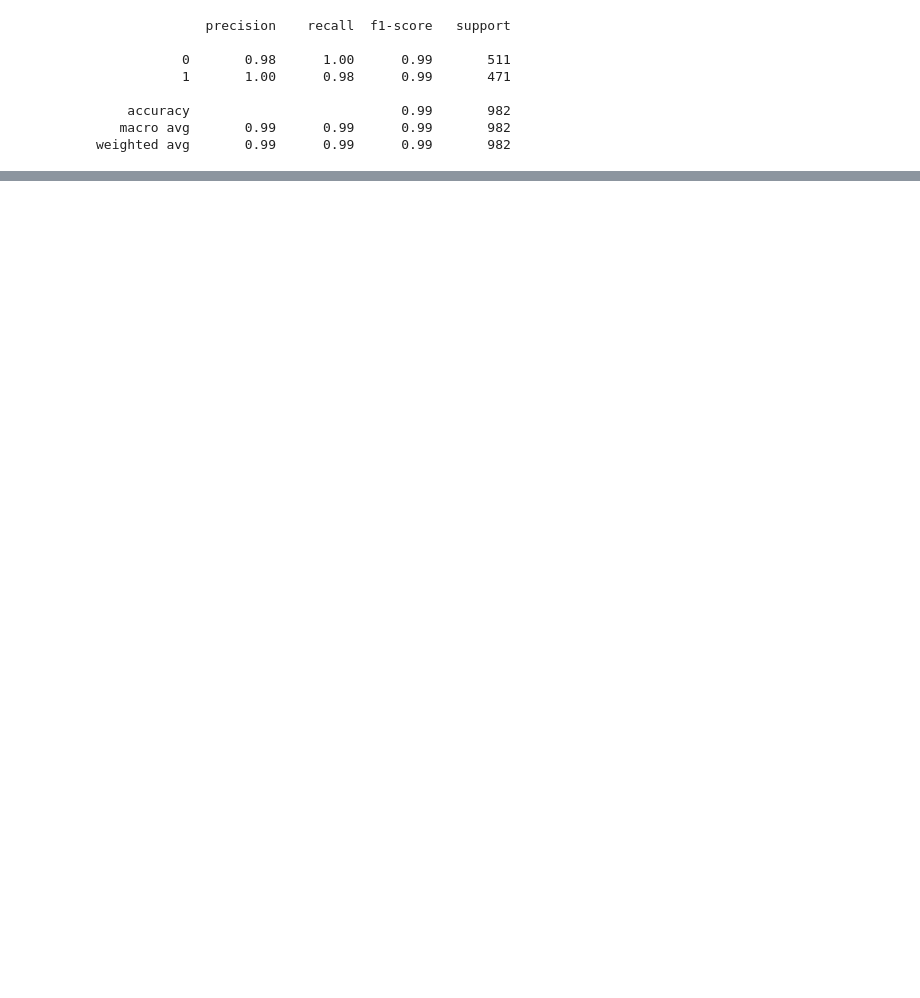
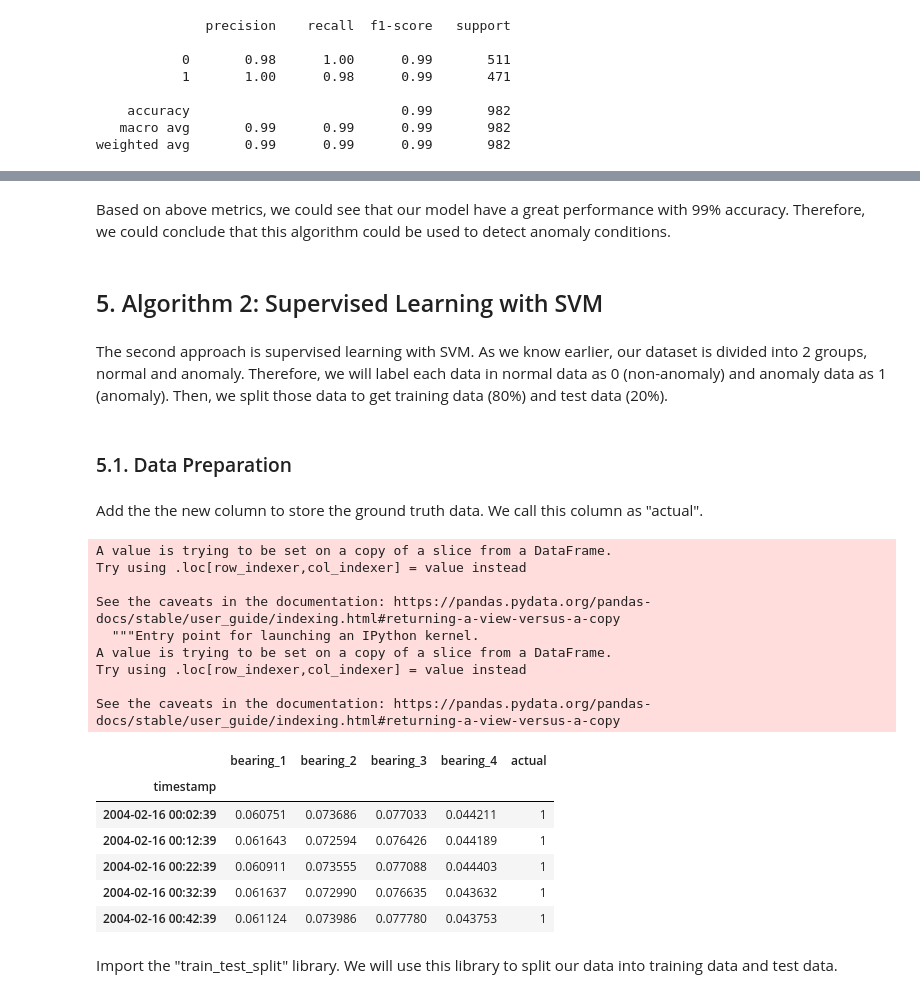
Before and after one commit to ekky24/bearing_failure_detection, a Jupyter notebook: main.ipynb, the cells around one changed output, grey strips where cells are left out. Drawn from its saved outputs; the diff is of its cells as text; code cells hidden in the pictures; blank space fills up the shorter version.

```diff
--- a/main.ipynb
+++ b/main.ipynb
@@ -345,0 +341,34 @@ memory usage: 23.0 KB
+# %% [markdown]
+Based on above metrics, we could see that our model have a great performance with 99% accuracy. Therefore, we could conclude that this algorithm could be used to detect anomaly conditions.
+# %% [markdown]
+## 5. Algorithm 2: Supervised Learning with SVM
+# %% [markdown]
+The second approach is supervised learning with SVM. As we know earlier, our dataset is divided into 2 groups, normal and anomaly. Therefore, we will label each data in normal data as 0 (non-anomaly) and anomaly data as 1 (anomaly). Then, we split those data to get training data (80%) and test data (20%).
+# %% [markdown]
+### 5.1. Data Preparation
+# %% [markdown]
+Add the the new column to store the ground truth data. We call this column as "actual".
+# %%
+normal_df['actual'] = 0
+anomaly_df['actual'] = 1
+
+anomaly_df.head()
+# %% [output]
+A value is trying to be set on a copy of a slice from a DataFrame.
+Try using .loc[row_indexer,col_indexer] = value instead
+
+See the caveats in the documentation: https://pandas.pydata.org/pandas-docs/stable/user_guide/indexing.html#returning-a-view-versus-a-copy
+  """Entry point for launching an IPython kernel.
+A value is trying to be set on a copy of a slice from a DataFrame.
+Try using .loc[row_indexer,col_indexer] = value instead
+
+See the caveats in the documentation: https://pandas.pydata.org/pandas-docs/stable/user_guide/indexing.html#returning-a-view-versus-a-copy
+|  | bearing_1 | bearing_2 | bearing_3 | bearing_4 | actual |
+| timestamp |  |  |  |  |  |
+| 2004-02-16 00:02:39 | 0.060751 | 0.073686 | 0.077033 | 0.044211 | 1 |
+| 2004-02-16 00:12:39 | 0.061643 | 0.072594 | 0.076426 | 0.044189 | 1 |
+| 2004-02-16 00:22:39 | 0.060911 | 0.073555 | 0.077088 | 0.044403 | 1 |
+| 2004-02-16 00:32:39 | 0.061637 | 0.072990 | 0.076635 | 0.043632 | 1 |
+| 2004-02-16 00:42:39 | 0.061124 | 0.073986 | 0.077780 | 0.043753 | 1 |
+# %% [markdown]
+Import the "train_test_split" library. We will use this library to split our data into training data and test data.
```
Also changed, not shown: parts of 95 cells of this notebook.
